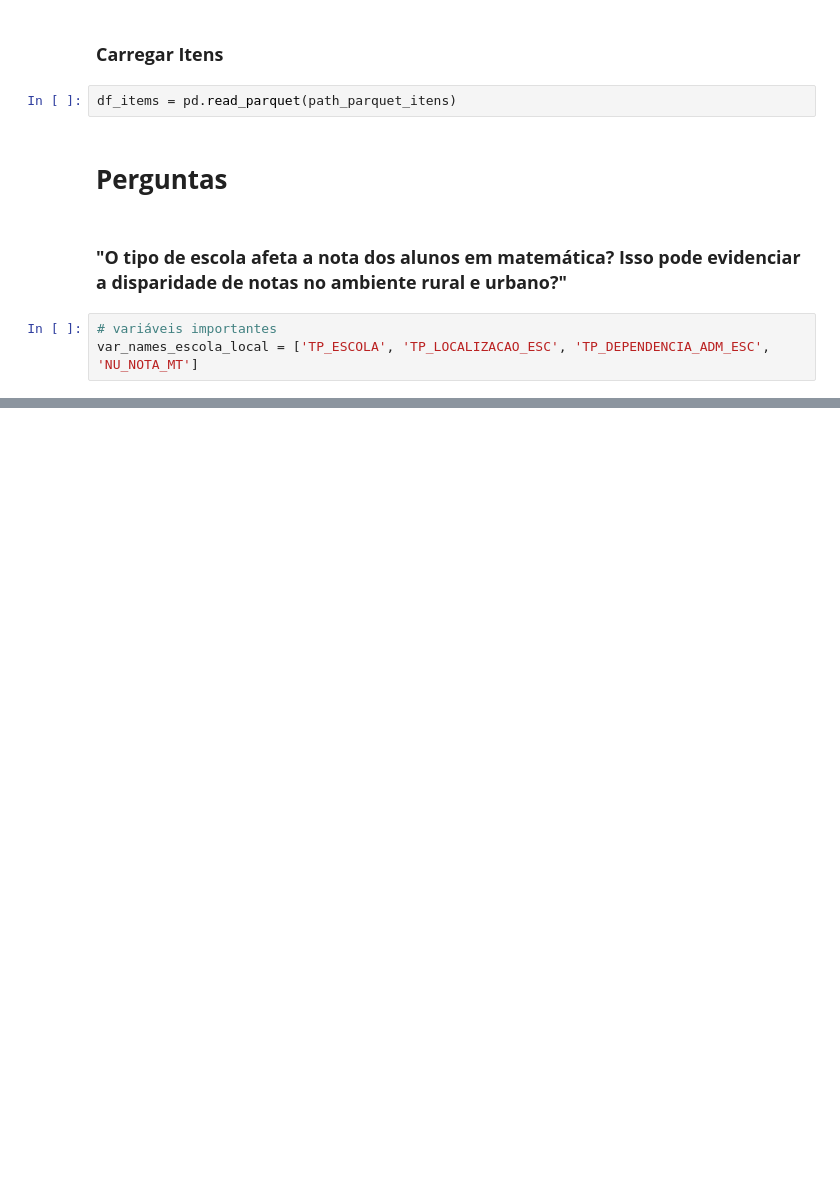
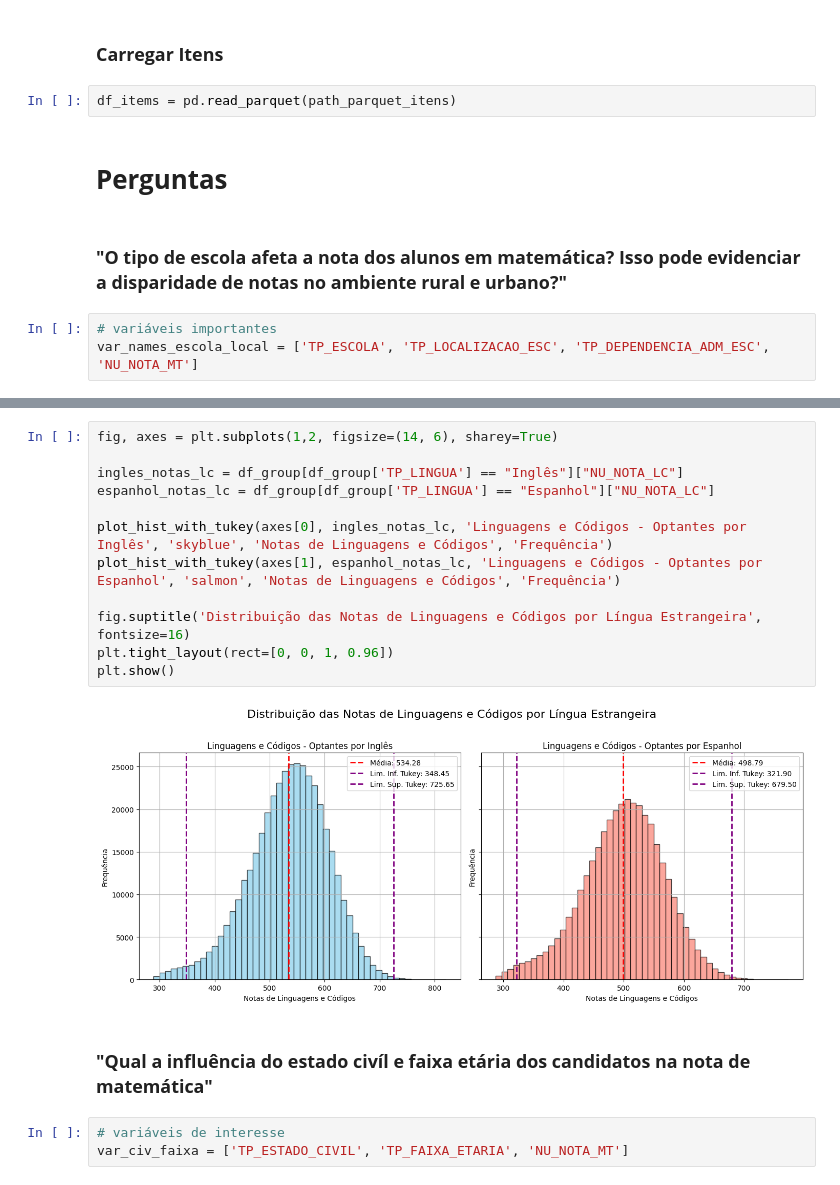
Before and after one commit to henriquefac/ciencia_de_dados_av1, a Jupyter notebook: av1/notebook/custom_quests/custom.ipynb, the cells around one changed output, grey strips where cells are left out. Saved outputs shown, nothing was run; the diff lists cells and outputs as text; blank space fills up the shorter version.

```diff
--- a/av1/notebook/custom_quests/custom.ipynb
+++ b/av1/notebook/custom_quests/custom.ipynb
@@ -65,0 +224,19 @@ var_names_escola_local = ['TP_ESCOLA', 'TP_LOCALIZACAO_ESC', 'TP_DEPENDENCIA_ADM
+# %%
+fig, axes = plt.subplots(1,2, figsize=(14, 6), sharey=True)
+
+ingles_notas_lc = df_group[df_group['TP_LINGUA'] == "Inglês"]["NU_NOTA_LC"]
+espanhol_notas_lc = df_group[df_group['TP_LINGUA'] == "Espanhol"]["NU_NOTA_LC"]
+
+plot_hist_with_tukey(axes[0], ingles_notas_lc, 'Linguagens e Códigos - Optantes por Inglês', 'skyblue', 'Notas de Linguagens e Códigos', 'Frequência')
+plot_hist_with_tukey(axes[1], espanhol_notas_lc, 'Linguagens e Códigos - Optantes por Espanhol', 'salmon', 'Notas de Linguagens e Códigos', 'Frequência')
+
+fig.suptitle('Distribuição das Notas de Linguagens e Códigos por Língua Estrangeira', fontsize=16)
+plt.tight_layout(rect=[0, 0, 1, 0.96])
+plt.show()
+# %% [output]
+[figure, added]
+# %% [markdown]
+### **"Qual a influência do estado civíl e faixa etária dos candidatos na nota de matemática"**
+# %%
+# variáveis de interesse
+var_civ_faixa = ['TP_ESTADO_CIVIL', 'TP_FAIXA_ETARIA', 'NU_NOTA_MT']
```
Also changed, not shown: parts of 24 cells of this notebook, 4 other files.
